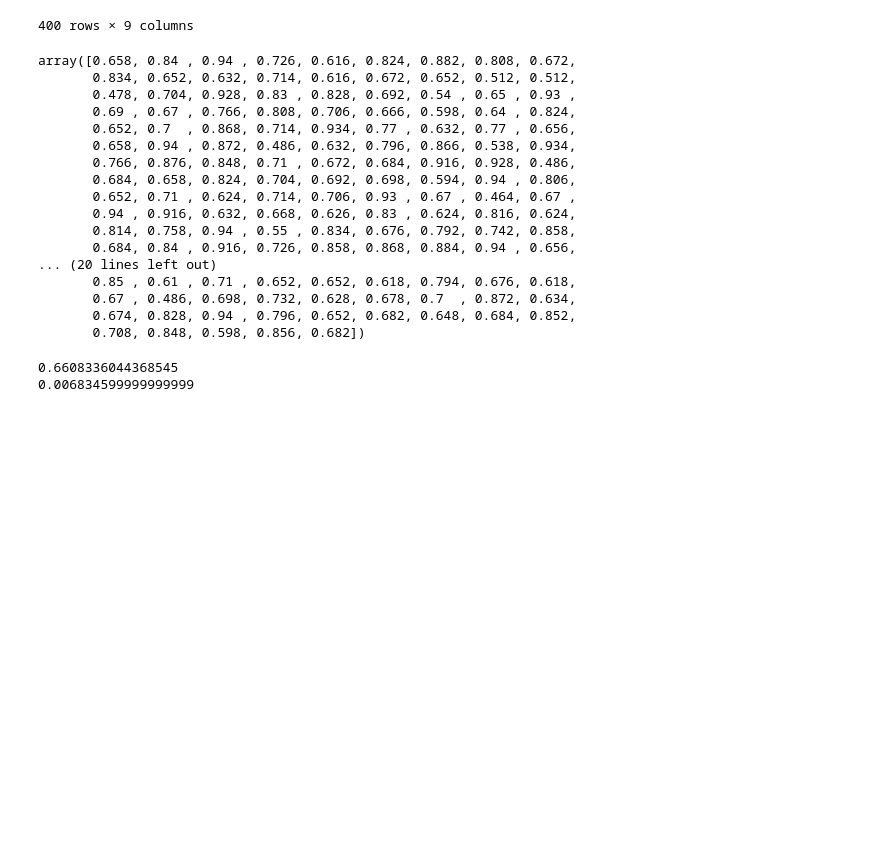
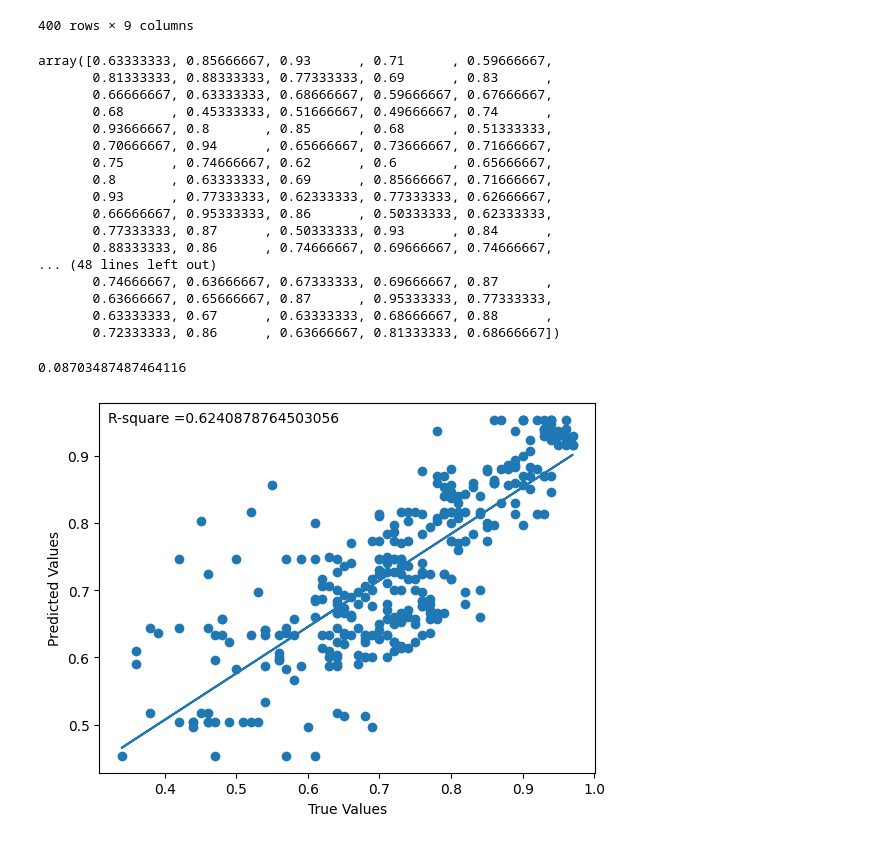
Before and after one commit to m51k/AcceptAssist, a Jupyter notebook: ML/knn.ipynb, the cells around one changed output. Cells and saved outputs as stored; diff of their text form; code cells hidden in the pictures; blank space fills up the shorter version.

Commit message:
Added scatter plot using r2 score

```diff
--- a/ML/knn.ipynb
+++ b/ML/knn.ipynb
@@ -32,33 +33,43 @@ admitData
 # %%
 X_train, X_test, y_train, y_test = train_test_split(X, y, test_size=0.8, random_state=7)
 
-model = KNeighborsRegressor(n_neighbors=5)
+model = KNeighborsRegressor(n_neighbors=3)
 model.fit(X_train, y_train)
 
 # test prediction
 prediction = model.predict(X_test)
 prediction
 # %% [output]
-array([0.658, 0.84 , 0.94 , 0.726, 0.616, 0.824, 0.882, 0.808, 0.672,
-       0.834, 0.652, 0.632, 0.714, 0.616, 0.672, 0.652, 0.512, 0.512,
-       0.478, 0.704, 0.928, 0.83 , 0.828, 0.692, 0.54 , 0.65 , 0.93 ,
-       0.69 , 0.67 , 0.766, 0.808, 0.706, 0.666, 0.598, 0.64 , 0.824,
-       0.652, 0.7  , 0.868, 0.714, 0.934, 0.77 , 0.632, 0.77 , 0.656,
-       0.658, 0.94 , 0.872, 0.486, 0.632, 0.796, 0.866, 0.538, 0.934,
-       0.766, 0.876, 0.848, 0.71 , 0.672, 0.684, 0.916, 0.928, 0.486,
-       0.684, 0.658, 0.824, 0.704, 0.692, 0.698, 0.594, 0.94 , 0.806,
-       0.652, 0.71 , 0.624, 0.714, 0.706, 0.93 , 0.67 , 0.464, 0.67 ,
-       0.94 , 0.916, 0.632, 0.668, 0.626, 0.83 , 0.624, 0.816, 0.624,
-       0.814, 0.758, 0.94 , 0.55 , 0.834, 0.676, 0.792, 0.742, 0.858,
-       0.684, 0.84 , 0.916, 0.726, 0.858, 0.868, 0.884, 0.94 , 0.656,
-... (20 lines left out)
-       0.85 , 0.61 , 0.71 , 0.652, 0.652, 0.618, 0.794, 0.676, 0.618,
-       0.67 , 0.486, 0.698, 0.732, 0.628, 0.678, 0.7  , 0.872, 0.634,
-       0.674, 0.828, 0.94 , 0.796, 0.652, 0.682, 0.648, 0.684, 0.852,
-       0.708, 0.848, 0.598, 0.856, 0.682])
+array([0.63333333, 0.85666667, 0.93      , 0.71      , 0.59666667,
+       0.81333333, 0.88333333, 0.77333333, 0.69      , 0.83      ,
+       0.66666667, 0.63333333, 0.68666667, 0.59666667, 0.67666667,
+       0.68      , 0.45333333, 0.51666667, 0.49666667, 0.74      ,
+       0.93666667, 0.8       , 0.85      , 0.68      , 0.51333333,
+       0.70666667, 0.94      , 0.65666667, 0.73666667, 0.71666667,
+       0.75      , 0.74666667, 0.62      , 0.6       , 0.65666667,
+       0.8       , 0.63333333, 0.69      , 0.85666667, 0.71666667,
+       0.93      , 0.77333333, 0.62333333, 0.77333333, 0.62666667,
+       0.66666667, 0.95333333, 0.86      , 0.50333333, 0.62333333,
+       0.77333333, 0.87      , 0.50333333, 0.93      , 0.84      ,
+       0.88333333, 0.86      , 0.74666667, 0.69666667, 0.74666667,
+... (48 lines left out)
+       0.74666667, 0.63666667, 0.67333333, 0.69666667, 0.87      ,
+       0.63666667, 0.65666667, 0.87      , 0.95333333, 0.77333333,
+       0.63333333, 0.67      , 0.63333333, 0.68666667, 0.88      ,
+       0.72333333, 0.86      , 0.63666667, 0.81333333, 0.68666667])
-# %%
-print(r2_score(y_test, prediction))
-print(mean_squared_error(y_test, prediction, squared=False))
-# %% [output]
-0.6608336044368545
-0.006834599999999999
+# %%
+r2 = r2_score(y_test, prediction)
+print(mean_squared_error(y_test, prediction, squared=False))
+
+a, b = np.polyfit(y_test, prediction, 1)
+
+plt.scatter(y_test, prediction)
+plt.xlabel('True Values')
+plt.ylabel('Predicted Values')
+plt.plot(y_test, a*y_test+b)
+plt.text(0.32, 0.95, 'R-square =' + str(r2))
+
+plt.show()
+# %% [output]
+0.08703487487464116
+[figure, added]
```
Also changed, not shown: parts of 1 cell of this notebook.
